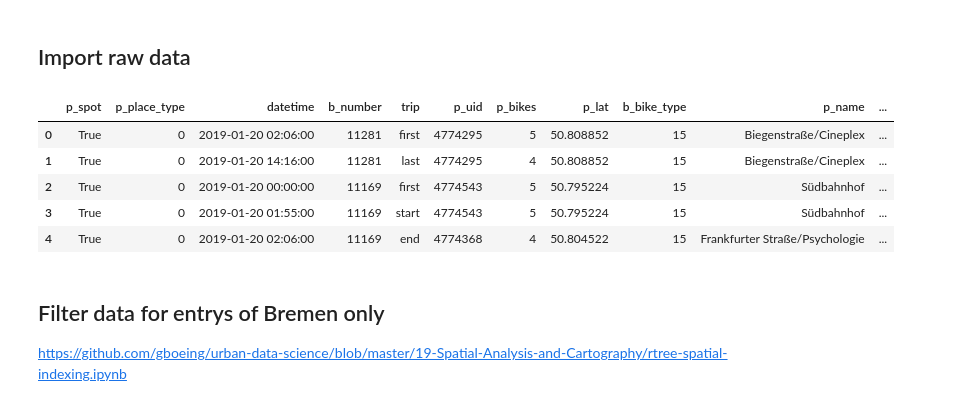
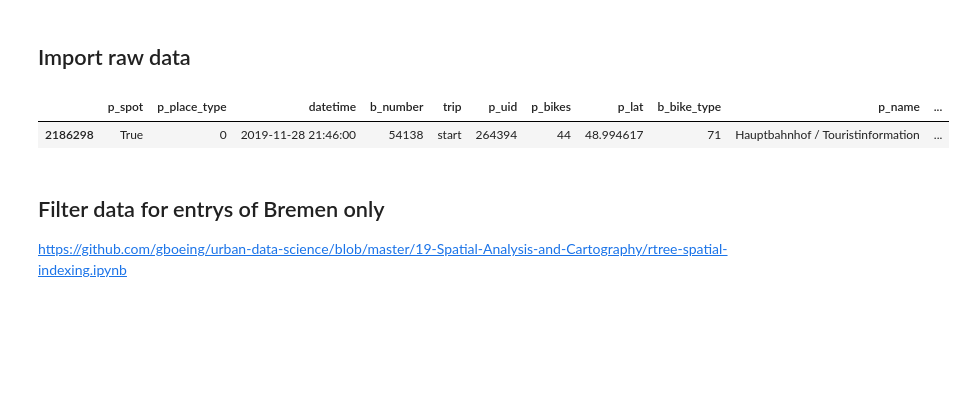
Before and after one commit to janiksudo/PDS_Project, a Jupyter notebook: notebooks/#16_exploration_notebooks_merged.ipynb, the cells around one changed output. Saved outputs shown, nothing was run; the diff lists cells and outputs as text; code cells hidden in the pictures; blank space fills up the shorter version.

```diff
--- a/notebooks/#16_exploration_notebooks_merged.ipynb
+++ b/notebooks/#16_exploration_notebooks_merged.ipynb
@@ -15,14 +19,10 @@ from folium.plugins import MarkerCluster
 # %%
 raw_data = pd.read_csv('../data/raw/bremen.csv')
 raw_data.drop(columns=['Unnamed: 0'], inplace=True) # Drop second index column
-raw_data.head()
+raw_data.sample()
 # %% [output]
 |  | p_spot | p_place_type | datetime | b_number | trip | p_uid | p_bikes | p_lat | b_bike_type | p_name | ... |
-| 0 | True | 0 | 2019-01-20 02:06:00 | 11281 | first | 4774295 | 5 | 50.808852 | 15 | Biegenstraße/Cineplex | ... |
-| 1 | True | 0 | 2019-01-20 14:16:00 | 11281 | last | 4774295 | 4 | 50.808852 | 15 | Biegenstraße/Cineplex | ... |
-| 2 | True | 0 | 2019-01-20 00:00:00 | 11169 | first | 4774543 | 5 | 50.795224 | 15 | Südbahnhof | ... |
-| 3 | True | 0 | 2019-01-20 01:55:00 | 11169 | start | 4774543 | 5 | 50.795224 | 15 | Südbahnhof | ... |
-| 4 | True | 0 | 2019-01-20 02:06:00 | 11169 | end | 4774368 | 4 | 50.804522 | 15 | Frankfurter Straße/Psychologie | ... |
+| 2186298 | True | 0 | 2019-11-28 21:46:00 | 54138 | start | 264394 | 44 | 48.994617 | 71 | Hauptbahnhof / Touristinformation | ... |
 # %% [markdown]
 ## Filter data for entrys of Bremen only
 https://github.com/gboeing/urban-data-science/blob/master/19-Spatial-Analysis-and-Cartography/rtree-spatial-indexing.ipynb
```
Also changed, not shown: parts of 24 cells of this notebook, 1 other file.
